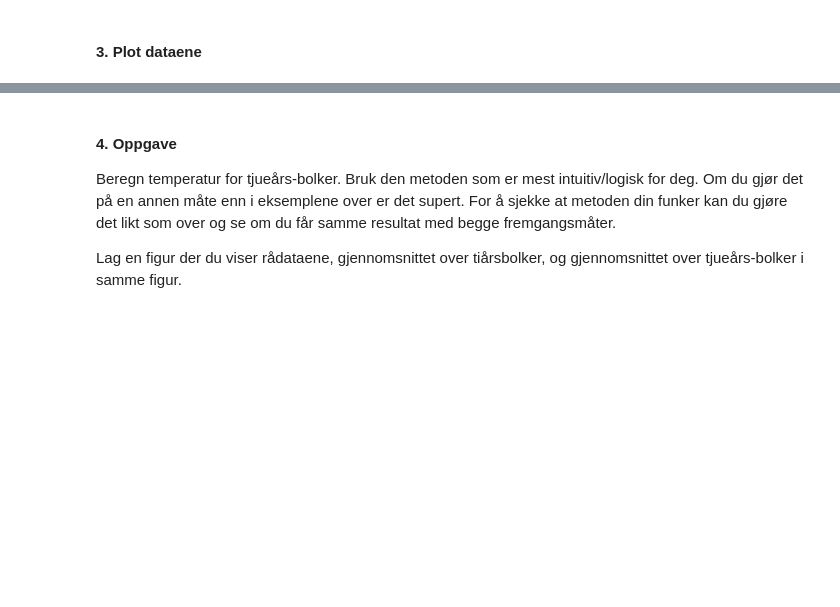
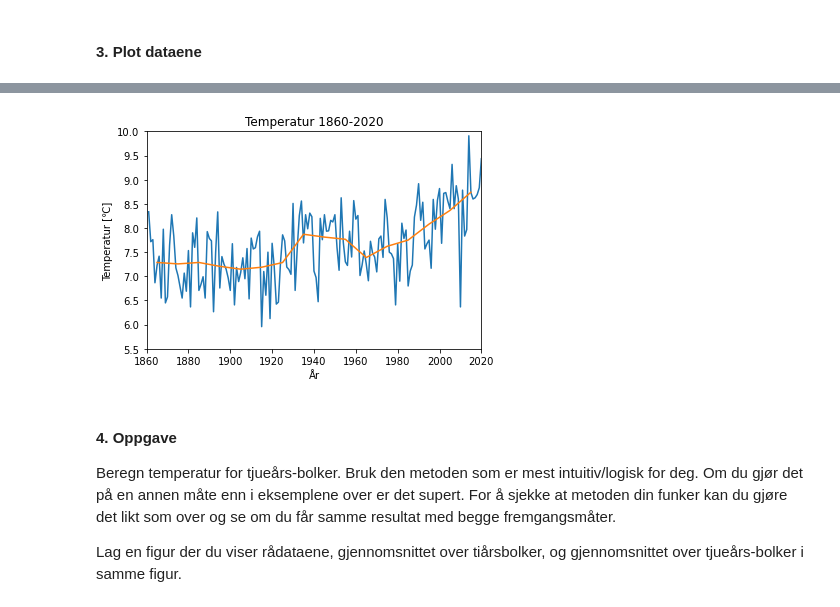
Before and after one commit to irendundas/EkteData, a Jupyter notebook: For-løkke.ipynb, the cells around one changed output, grey strips where cells are left out. Drawn from its saved outputs; the diff is of its cells as text; code cells hidden in the pictures; blank space fills up the shorter version.

Commit message:
new Figure-exercise and updated file-loading in all exercises

```diff
--- a/For-løkke.ipynb
+++ b/For-løkke.ipynb
@@ -42,3 +23,6 @@ T
+# %%
+len(tid) # Datasettet spenner 160 år
+T=len(tid) # T er nå lengden av tidsserien
 # %%
 start=0
 stop=T
@@ -63,6 +50,6 @@ Skriv til slutt verdiene til meanTemp. Indeksen her er `int(i/10)=1...16`.
 # %%
 for i in ind[0:-1]: # ind[0:-1] = elementene i ind fra starten til og IKKE med det siste elementet
     i=int(i)        # Verdier som brukes til indeksering MÅ være heltall/integers.
-    meanTemp[int(i/10)]=np.nanmean(data[i:i+10,1])
+    meanTemp[int(i/10)]=np.nanmean(temp[i:i+10])
 # %%
 meanTemp
@@ -70,6 +74,6 @@ meanTemp
 Dette resultatet kan man komme frem til på mange forskjellige måter. Under er et eksempel på en annen for-løkke som gir nøyaktig samme resultat.
 # %%
 for i in range(len(ind)-1): # range(17-1) = range(16) = fra 0 til og IKKE med 16, i.e., 16 elementer.
-    meanTemp[i]=np.nanmean(data[int(ind[i]):int(ind[i+1]),1]) # for e.g., i=0 blir dette data[ind[0]:ind[1],1]=data[0:10,1]
+    meanTemp[i]=np.nanmean(temp[int(ind[i]):int(ind[i+1])]) # for e.g., i=0 blir dette data[ind[0]:ind[1],1]=data[0:10,1]
 # %%
 meanTemp
@@ -77,5 +98,5 @@ meanTemp
 #### 3. Plot dataene
 # %%
 # lag en tidsvektor for tiårs-bolkene. Vi overskriver T fra tidliger fordi vi ikke trenger den mer
-T=np.arange(data[4,0],data[-5,0],10)
+T=np.arange(tid[4],tid[-5],10)
 T
@@ -90,12 +116,14 @@ plt.show() # denne linjen er kun med så vi slipper unødvendig tekstoutput. Du
 # %%
-plt.plot(data[:,0],data[:,1]) # legg til de originale dataene i bakgrunnen.
+plt.plot(tid,temp) # legg til de originale dataene i bakgrunnen.
 plt.plot(T,meanTemp)
 plt.title('Temperatur 1860-2020')
 plt.xlabel('År')
 plt.ylabel('Temperatur [\u2103]')
 plt.xlim([1860,2020])
 plt.ylim([5.5,10])
 plt.show()
+# %% [output]
+[figure, added]
 # %% [markdown]
 #### 4. Oppgave
 Beregn temperatur for tjueårs-bolker. Bruk den metoden som er mest intuitiv/logisk for deg. Om du gjør det på en annen måte enn i eksemplene over er det supert. For å sjekke at metoden din funker kan du gjøre det likt som over og se om du får samme resultat med begge fremgangsmåter.
```
Also changed, not shown: parts of 16 cells of this notebook, 7 other files.
